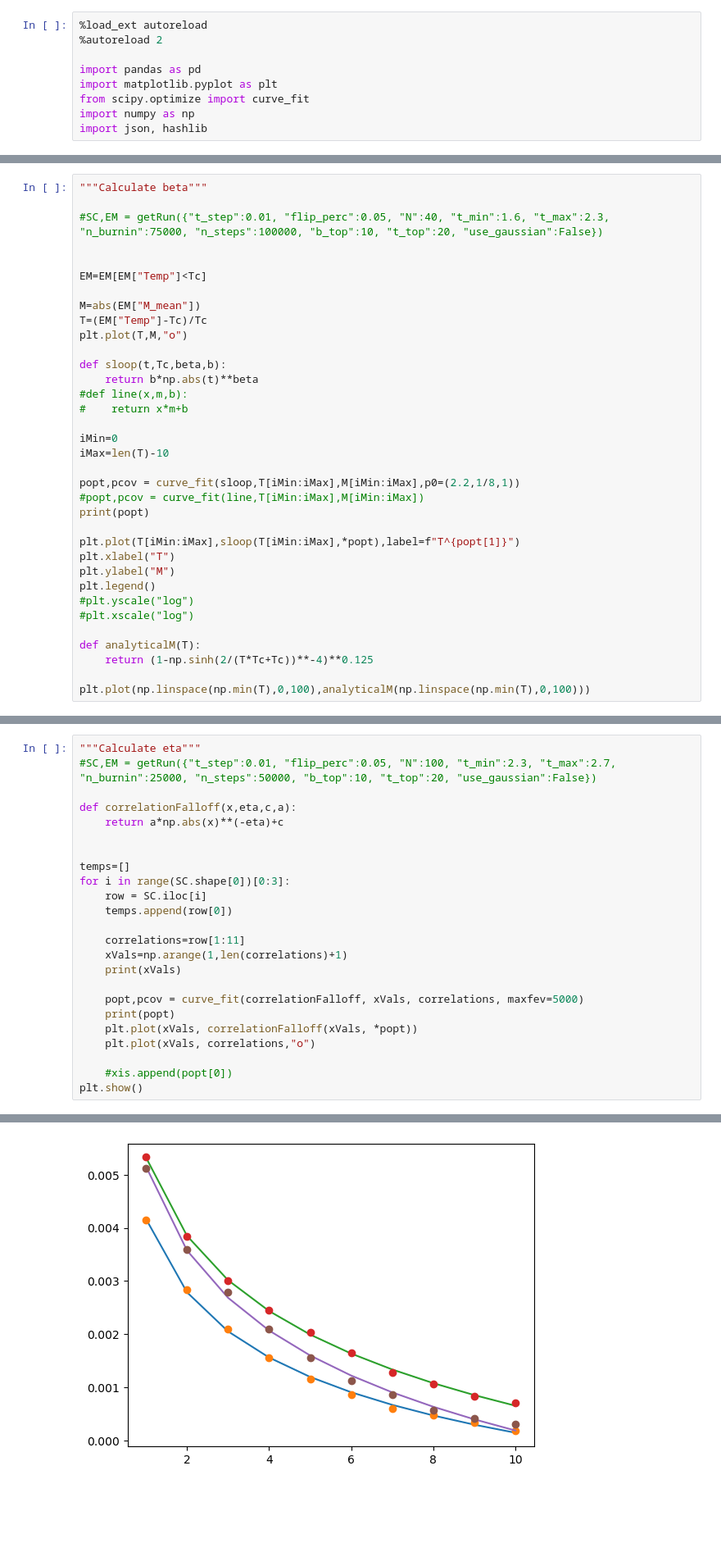
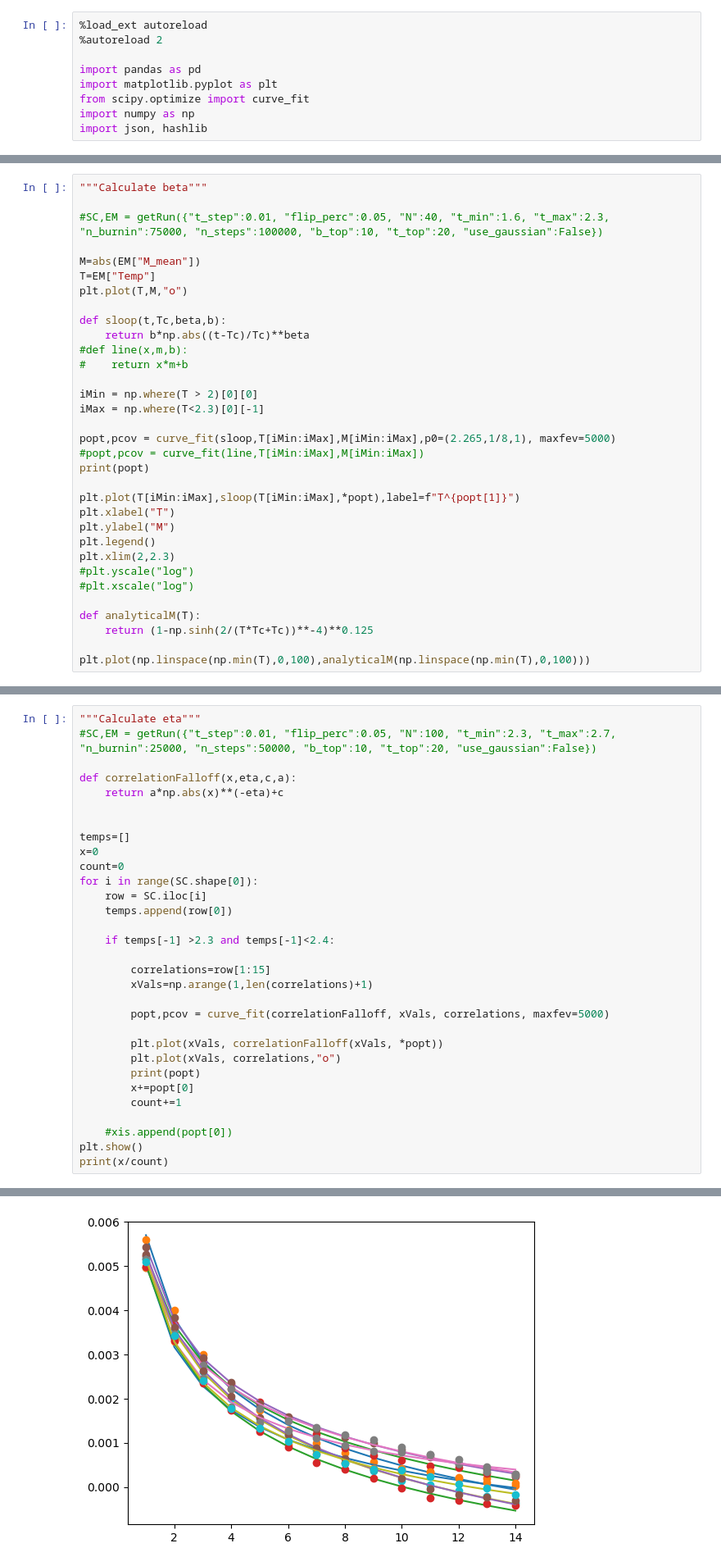
Before and after one commit to gfitez/ising, a Jupyter notebook: analyze.ipynb, the cells around one changed output, grey strips where cells are left out. Shown at 82% size. Drawn from its saved outputs; the diff is of its cells as text; blank space fills up the shorter version.

```diff
--- a/analyze.ipynb
+++ b/analyze.ipynb
@@ -130,22 +82,19 @@ KeyboardInterrupt:
 
 #SC,EM = getRun({"t_step":0.01, "flip_perc":0.05, "N":40, "t_min":1.6, "t_max":2.3, "n_burnin":75000, "n_steps":100000, "b_top":10, "t_top":20, "use_gaussian":False})
 
-
-EM=EM[EM["Temp"]<Tc]
-
 M=abs(EM["M_mean"])
-T=(EM["Temp"]-Tc)/Tc
+T=EM["Temp"]
 plt.plot(T,M,"o")
 
 def sloop(t,Tc,beta,b):
-    return b*np.abs(t)**beta
+    return b*np.abs((t-Tc)/Tc)**beta
 #def line(x,m,b):
 #    return x*m+b
 
-iMin=0
-iMax=len(T)-10
+iMin = np.where(T > 2)[0][0]
+iMax = np.where(T<2.3)[0][-1]
 
-popt,pcov = curve_fit(sloop,T[iMin:iMax],M[iMin:iMax],p0=(2.2,1/8,1))
+popt,pcov = curve_fit(sloop,T[iMin:iMax],M[iMin:iMax],p0=(2.265,1/8,1), maxfev=5000)
 #popt,pcov = curve_fit(line,T[iMin:iMax],M[iMin:iMax])
 print(popt)
 
@@ -153,6 +102,7 @@ plt.plot(T[iMin:iMax],sloop(T[iMin:iMax],*popt),label=f"T^{popt[1]}")
 plt.xlabel("T")
 plt.ylabel("M")
 plt.legend()
+plt.xlim(2,2.3)
 #plt.yscale("log")
 #plt.xscale("log")
 
@@ -251,19 +201,26 @@ def correlationFalloff(x,eta,c,a):
 
 
 temps=[]
-for i in range(SC.shape[0])[0:3]:
+x=0
+count=0
+for i in range(SC.shape[0]):
     row = SC.iloc[i]
     temps.append(row[0])
 
-    correlations=row[1:11]
-    xVals=np.arange(1,len(correlations)+1)
-    print(xVals)
+    if temps[-1] >2.3 and temps[-1]<2.4:
 
-    popt,pcov = curve_fit(correlationFalloff, xVals, correlations, maxfev=5000)
-    print(popt)
-    plt.plot(xVals, correlationFalloff(xVals, *popt))
-    plt.plot(xVals, correlations,"o")
+        correlations=row[1:15]
+        xVals=np.arange(1,len(correlations)+1)
+
+        popt,pcov = curve_fit(correlationFalloff, xVals, correlations, maxfev=5000)
+
+        plt.plot(xVals, correlationFalloff(xVals, *popt))
+        plt.plot(xVals, correlations,"o")
+        print(popt)
+        x+=popt[0]
+        count+=1
 
     #xis.append(popt[0])
 plt.show()
+print(x/count)
 # %% [output]
@@ -279 +237 @@ Using cached run
-[figure, old version]
+[figure, new version]
```
Also changed, not shown: parts of 7 cells of this notebook, 1 other file.
